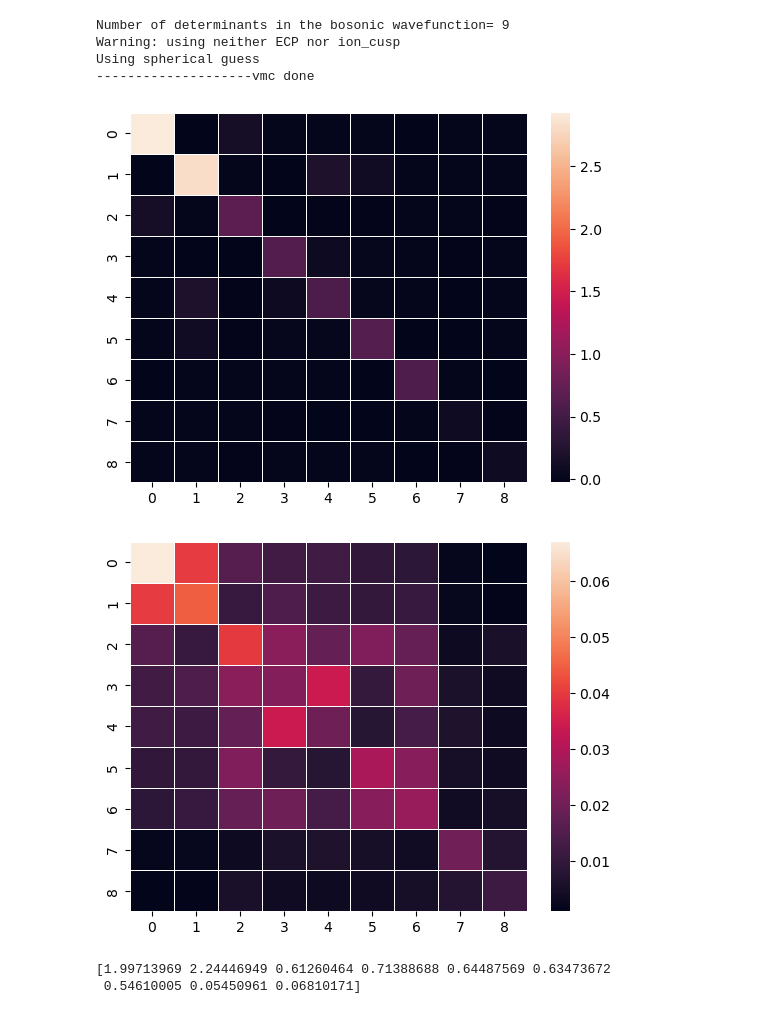
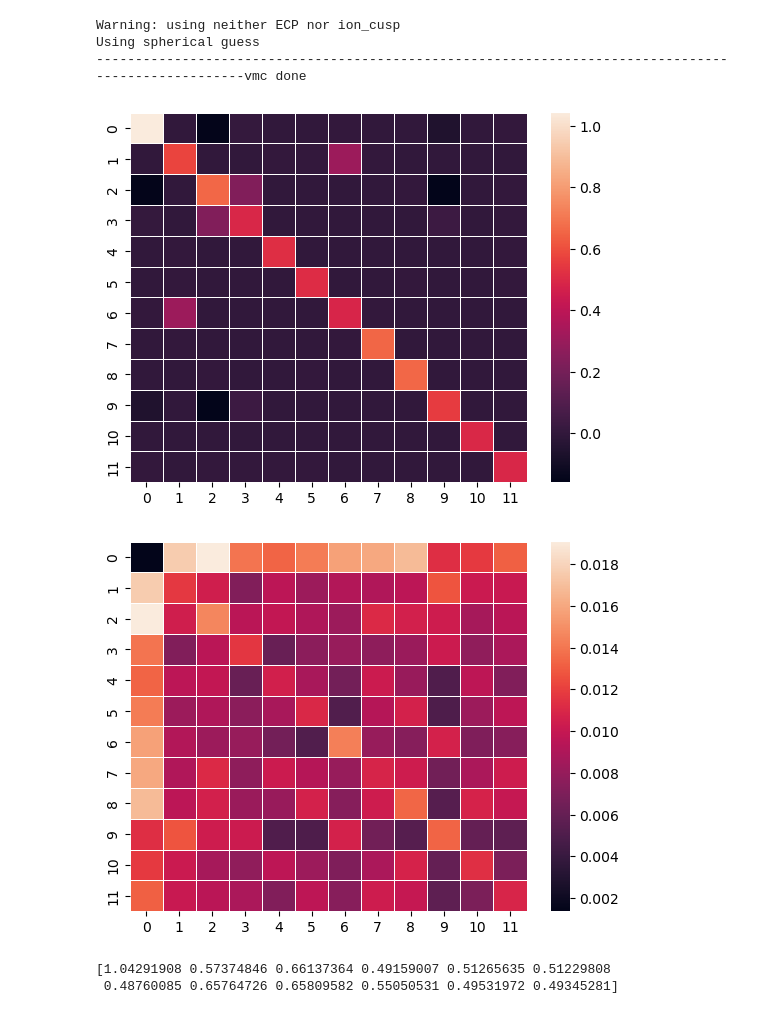
Before and after one commit to kayahans/pyqmc, a Jupyter notebook: pyqmc/test-matrix-H2.ipynb, the cells around one changed output. Cells and saved outputs as stored; diff of their text form; code cells hidden in the pictures.

Commit message:
test overlap matrix
checked tests working in notes

```diff
--- a/pyqmc/test-matrix-H2.ipynb
+++ b/pyqmc/test-matrix-H2.ipynb
@@ -101,7 +115,7 @@ for m in modules:
     importlib.reload(m)
 
 # Jastrow optimization
-abvmc_file ='abvmc-test-ovlp.hdf5'
+abvmc_file ='abvmc-test-ovlp-h2.hdf5'
 for fname in [abvmc_file]:
     if os.path.isfile(fname):
         os.remove(fname)
@@ -110,7 +124,7 @@ opt_settings = {'nconfig': 100,
                'max_iterations':6}
 vmc_settings = {'tstep' : 0.3,
                 'nconfig': 1000,
-                'nblocks':20,
+                'nblocks':100,
                 'nsteps_per_block':10}
 
 abvmc_cusp=False
@@ -122,32 +136,26 @@ df_abvmc = bosonrecipes.ABVMC(scf_checkfile,
                               jastrow_kws={"ion_cusp":abvmc_cusp},
                               **vmc_settings)
 # %% [output]
-Number of determinants in the bosonic wavefunction= 9
 Warning: using neither ECP nor ion_cusp
 Using spherical guess
---------------------vmc done
+----------------------------------------------------------------------------------------------------vmc done
 # %%
 import h5py
-abvmc_file ='abvmc-test-ovlp.hdf5'
+abvmc_file ='abvmc-test-ovlp-h2.hdf5'
 f = h5py.File(abvmc_file)
 matrices = f['excitationsdelta'][...]
 ovlp = f['excitationsovlp'][...]
 import numpy as np
 ovlp_avg = np.mean(ovlp[10:], axis=0)
 ovlp_std = np.std(ovlp[10:], axis=0)
 import seaborn as sns
 ax = sns.heatmap(ovlp_avg, linewidth=0.5)
 plt.show()
 ax = sns.heatmap(ovlp_std, linewidth=0.5)
 plt.show()
-print(np.trace(ovlp))
-plt.plot(ovlp[...,0,0])
-plt.show()
-energy = f['energytotal'][...]
-plt.plot(energy)
-plt.show()
+print(np.diag(ovlp_avg))
 # %% [output]
-[figure, old version]
+[figure, new version]
-[figure, old version]
+[figure, new version]
-[1.99713969 2.24446949 0.61260464 0.71388688 0.64487569 0.63473672
- 0.54610005 0.05450961 0.06810171]
+[1.04291908 0.57374846 0.66137364 0.49159007 0.51265635 0.51229808
+ 0.48760085 0.65764726 0.65809582 0.55050531 0.49531972 0.49345281]
```
Also changed, not shown: parts of 10 cells of this notebook, 10 other files.
